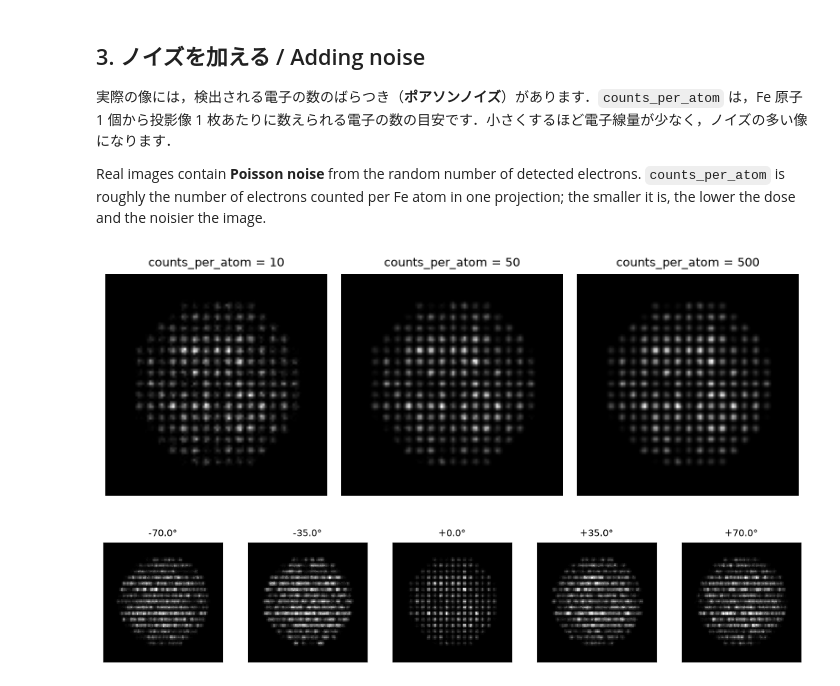
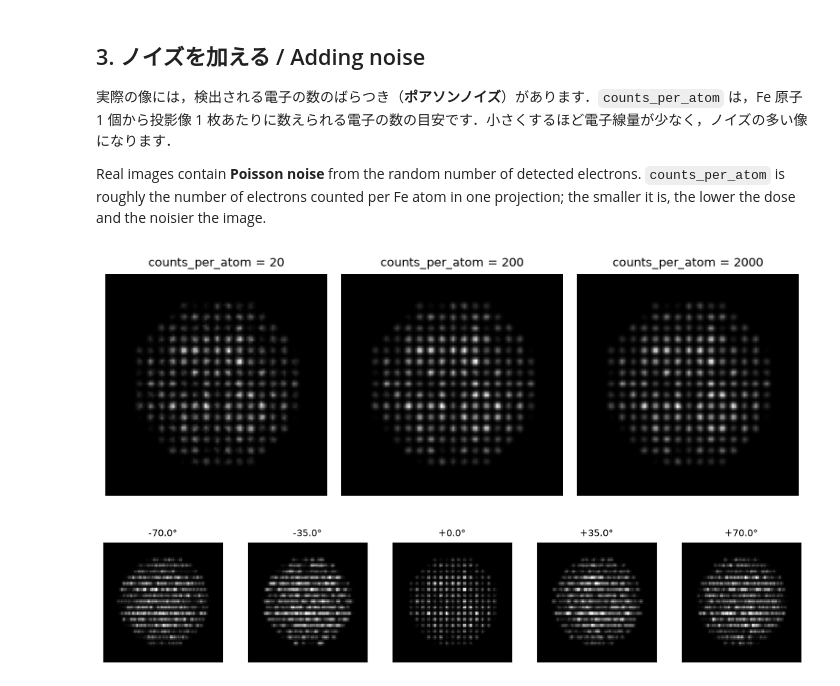
Before and after one commit to ty-URC/AET-tutorials, a Jupyter notebook: notebooks/01_model_and_tilt_series.ipynb, the cells around one changed output. Drawn from its saved outputs; the diff is of its cells as text; code cells hidden in the pictures.

```diff
--- a/notebooks/01_model_and_tilt_series.ipynb
+++ b/notebooks/01_model_and_tilt_series.ipynb
@@ -81,11 +81,11 @@ Real images contain **Poisson noise** from the random number of detected electro
 # %%
 k = len(theta) // 2
 fig, axes = plt.subplots(1, 3, figsize=(7.8, 2.8))
-for ax, cpa in zip(axes, (10, 50, 500)):
+for ax, cpa in zip(axes, (20, 200, 2000)):
     test, _ = add_poisson_noise(clean, counts_per_atom=cpa, seed=1)
     ax.imshow(test[:, :, k].T, origin="lower", cmap="gray")
     ax.set_title("counts_per_atom = %d" % cpa, fontsize=9); ax.axis("off")
 fig.tight_layout(); plt.show()
 # %% [output]
-[figure, old version]
+[figure, new version]
 # %%
```
Also changed, not shown: parts of 2 cells of this notebook, 7 other files.
